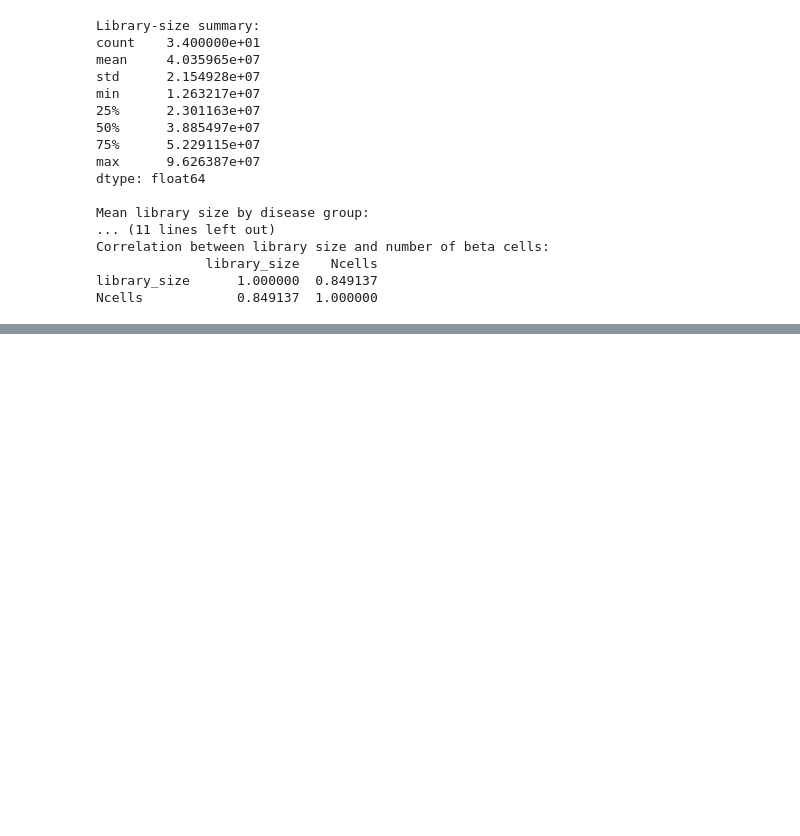
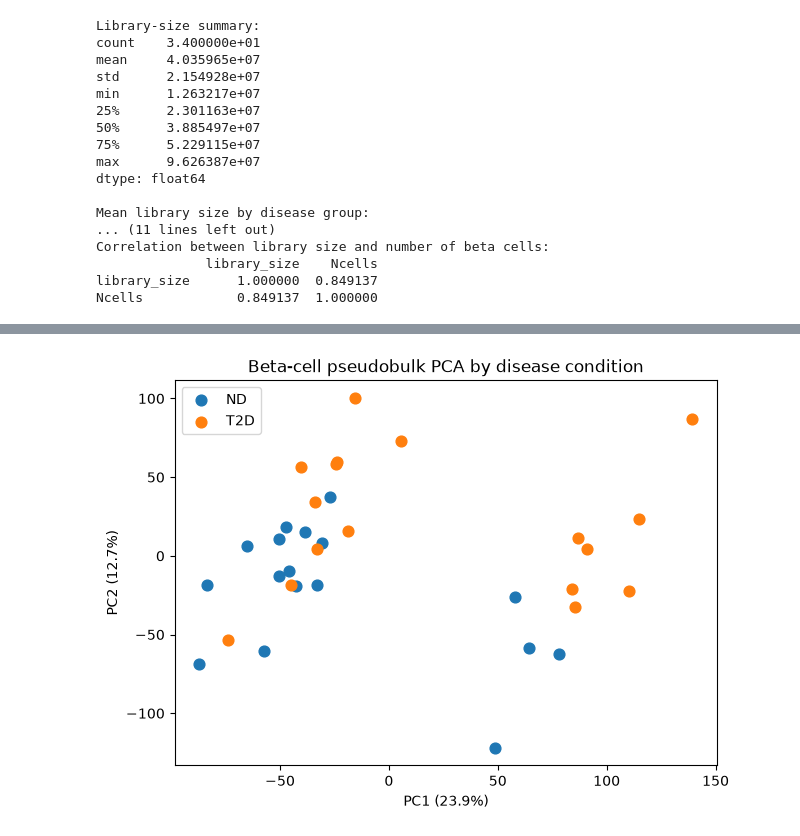
Before and after one commit to tharuniya26/Project2_Pathway_SingleCell, a Jupyter notebook: notebooks/01_GSE221156_data_audit.ipynb, the cells around one changed output, grey strips where cells are left out. Saved outputs shown, nothing was run; the diff lists cells and outputs as text; code cells hidden in the pictures; blank space fills up the shorter version.

```diff
--- a/notebooks/01_GSE221156_data_audit.ipynb
+++ b/notebooks/01_GSE221156_data_audit.ipynb
@@ -458,3 +458,22 @@ Correlation between library size and number of beta cells:
               library_size    Ncells
 library_size      1.000000  0.849137
 Ncells            0.849137  1.000000
+# %%
+import numpy as np
+
+# Library size for each donor after gene filtering
+library_sizes = filtered_counts.sum(axis=0)
+
+# Convert raw counts to counts per million (CPM)
+cpm = filtered_counts.divide(library_sizes, axis=1) * 1_000_000
+
+# Log2 transform
+log_cpm = np.log2(cpm + 1)
+
+print("Normalized matrix shape:", log_cpm.shape)
+
+print("\nCPM library sums:")
+print(cpm.sum(axis=0).describe())
+
+print("\nLog-CPM summary:")
+print(log_cpm.stack().describe())
@@ -460,0 +547,21 @@ Ncells            0.849137  1.000000
+# %%
+import matplotlib.pyplot as plt
+
+fig, ax = plt.subplots(figsize=(7, 5))
+
+for condition in pca_df["Condition"].unique():
+    subset = pca_df[pca_df["Condition"] == condition]
+    ax.scatter(
+        subset["PC1"],
+        subset["PC2"],
+        label=condition,
+        s=60
+    )
+
+ax.set_xlabel(f"PC1 ({pca.explained_variance_ratio_[0]*100:.1f}%)")
+ax.set_ylabel(f"PC2 ({pca.explained_variance_ratio_[1]*100:.1f}%)")
+ax.set_title("Beta-cell pseudobulk PCA by disease condition")
+ax.legend()
+plt.show()
+# %% [output]
+[figure, added]
```
Also changed, not shown: parts of 5 cells of this notebook.
